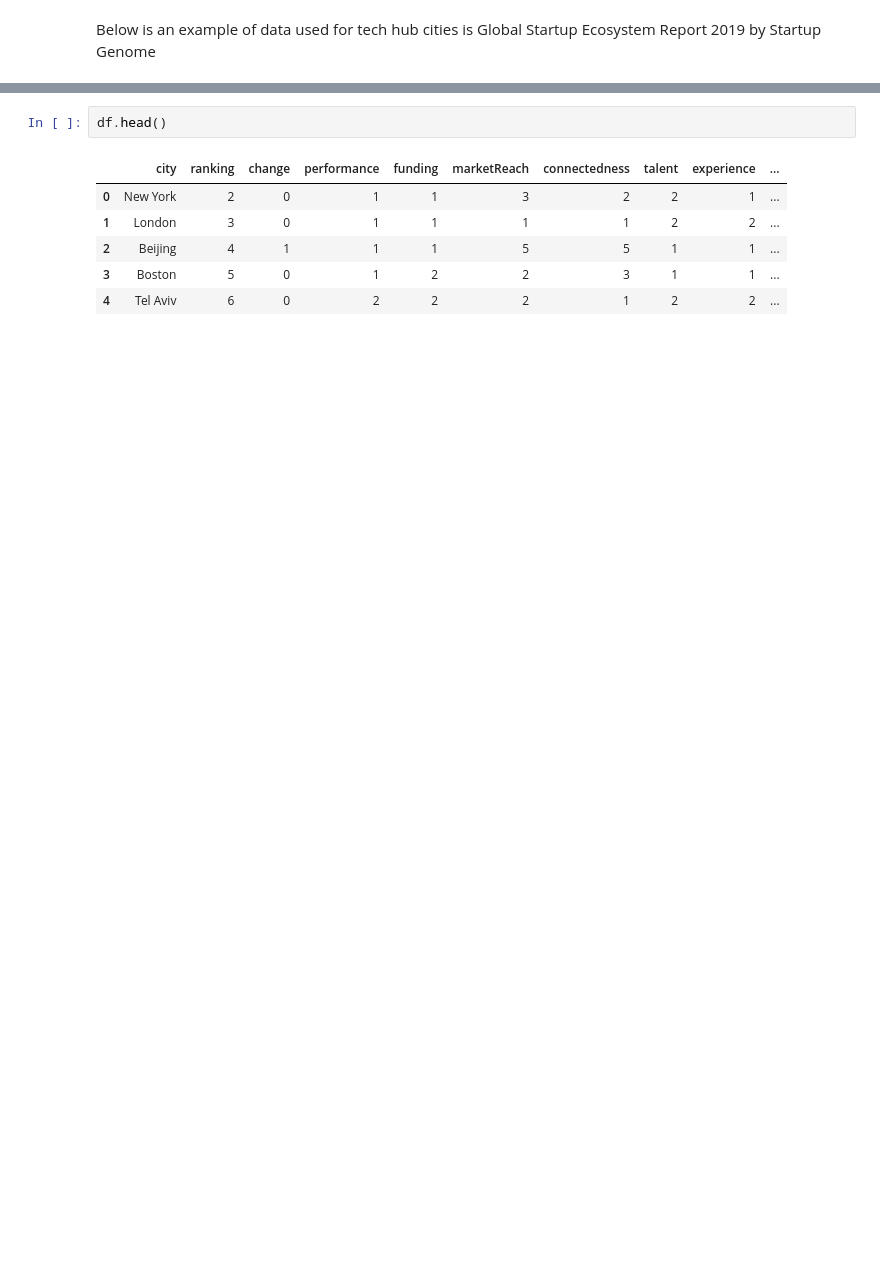
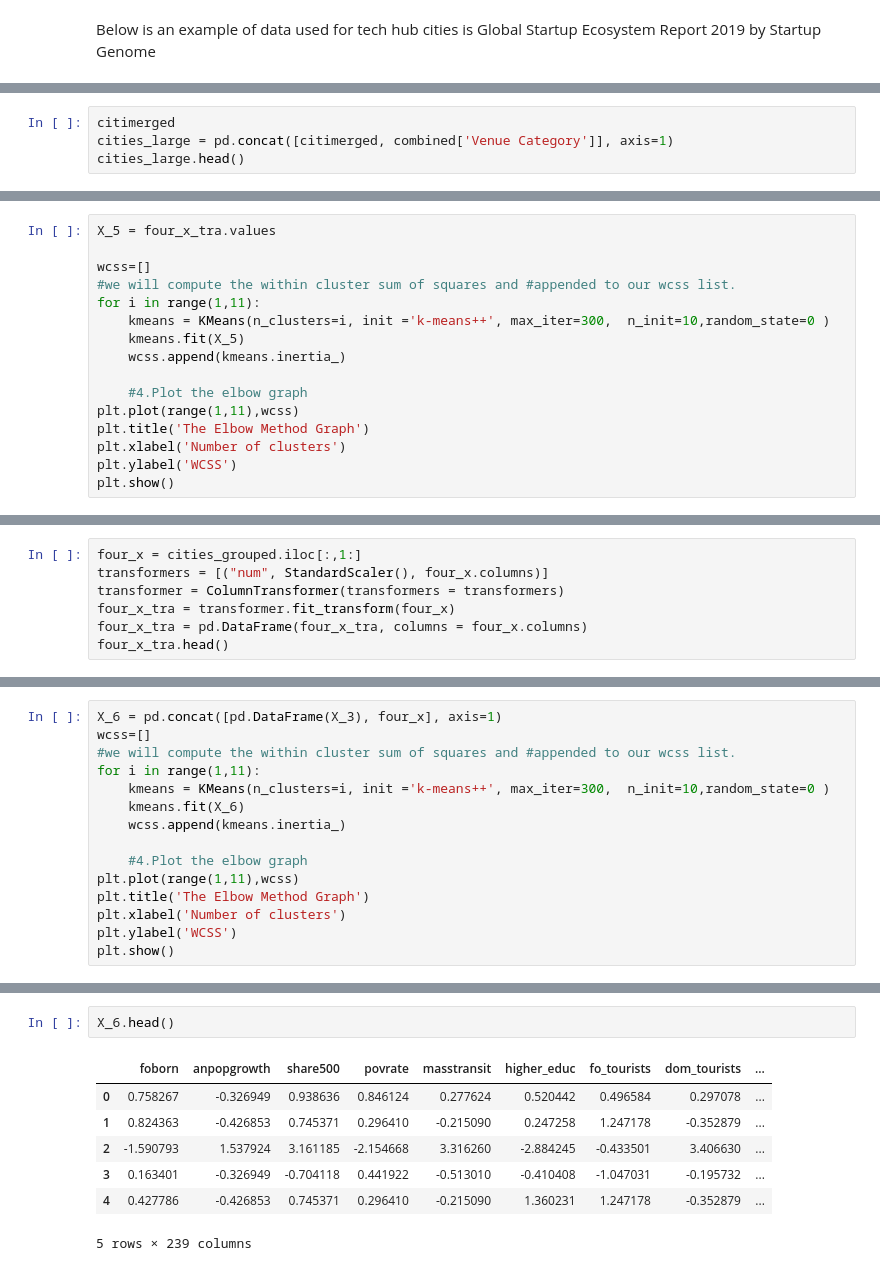
Before and after one commit to estoilkov/Coursera_Capstone, a Jupyter notebook: Capstone_Coursera_Final_Assignment.ipynb, the cells around one changed output, grey strips where cells are left out. Drawn from its saved outputs; the diff is of its cells as text; blank space fills up the shorter version.

```diff
--- a/Capstone_Coursera_Final_Assignment.ipynb
+++ b/Capstone_Coursera_Final_Assignment.ipynb
@@ -46,0 +490,4 @@ Global Startup Ecosystem Report 2019 by Startup Genome </p>
+# %%
+citimerged
+cities_large = pd.concat([citimerged, combined['Venue Category']], axis=1)
+cities_large.head()
@@ -46,0 +867,16 @@ Global Startup Ecosystem Report 2019 by Startup Genome </p>
+# %%
+X_5 = four_x_tra.values
+
+wcss=[]
+#we will compute the within cluster sum of squares and #appended to our wcss list.
+for i in range(1,11):
+    kmeans = KMeans(n_clusters=i, init ='k-means++', max_iter=300,  n_init=10,random_state=0 )
+    kmeans.fit(X_5)
+    wcss.append(kmeans.inertia_)
+
+    #4.Plot the elbow graph
+plt.plot(range(1,11),wcss)
+plt.title('The Elbow Method Graph')
+plt.xlabel('Number of clusters')
+plt.ylabel('WCSS')
+plt.show()
@@ -46,0 +890,7 @@ Global Startup Ecosystem Report 2019 by Startup Genome </p>
+# %%
+four_x = cities_grouped.iloc[:,1:]
+transformers = [("num", StandardScaler(), four_x.columns)]
+transformer = ColumnTransformer(transformers = transformers)
+four_x_tra = transformer.fit_transform(four_x)
+four_x_tra = pd.DataFrame(four_x_tra, columns = four_x.columns)
+four_x_tra.head()
@@ -46,0 +907,15 @@ Global Startup Ecosystem Report 2019 by Startup Genome </p>
+# %%
+X_6 = pd.concat([pd.DataFrame(X_3), four_x], axis=1)
+wcss=[]
+#we will compute the within cluster sum of squares and #appended to our wcss list.
+for i in range(1,11):
+    kmeans = KMeans(n_clusters=i, init ='k-means++', max_iter=300,  n_init=10,random_state=0 )
+    kmeans.fit(X_6)
+    wcss.append(kmeans.inertia_)
+
+    #4.Plot the elbow graph
+plt.plot(range(1,11),wcss)
+plt.title('The Elbow Method Graph')
+plt.xlabel('Number of clusters')
+plt.ylabel('WCSS')
+plt.show()
@@ -47,9 +924,10 @@ Global Startup Ecosystem Report 2019 by Startup Genome </p>
 # %%
-df.head()
+X_6.head()
 # %% [output]
-|  | city | ranking | change | performance | funding | marketReach | connectedness | talent | experience | ... |
-| 0 | New York | 2 | 0 | 1 | 1 | 3 | 2 | 2 | 1 | ... |
-| 1 | London | 3 | 0 | 1 | 1 | 1 | 1 | 2 | 2 | ... |
-| 2 | Beijing | 4 | 1 | 1 | 1 | 5 | 5 | 1 | 1 | ... |
-| 3 | Boston | 5 | 0 | 1 | 2 | 2 | 3 | 1 | 1 | ... |
-| 4 | Tel Aviv | 6 | 0 | 2 | 2 | 2 | 1 | 2 | 2 | ... |
+|  | foborn | anpopgrowth | share500 | povrate | masstransit | higher_educ | fo_tourists | dom_tourists | ... |
+| 0 | 0.758267 | -0.326949 | 0.938636 | 0.846124 | 0.277624 | 0.520442 | 0.496584 | 0.297078 | ... |
+| 1 | 0.824363 | -0.426853 | 0.745371 | 0.296410 | -0.215090 | 0.247258 | 1.247178 | -0.352879 | ... |
+| 2 | -1.590793 | 1.537924 | 3.161185 | -2.154668 | 3.316260 | -2.884245 | -0.433501 | 3.406630 | ... |
+| 3 | 0.163401 | -0.326949 | -0.704118 | 0.441922 | -0.513010 | -0.410408 | -1.047031 | -0.195732 | ... |
+| 4 | 0.427786 | -0.426853 | 0.745371 | 0.296410 | -0.215090 | 1.360231 | 1.247178 | -0.352879 | ... |
+5 rows × 239 columns
```
Also changed, not shown: parts of 102 cells of this notebook.
